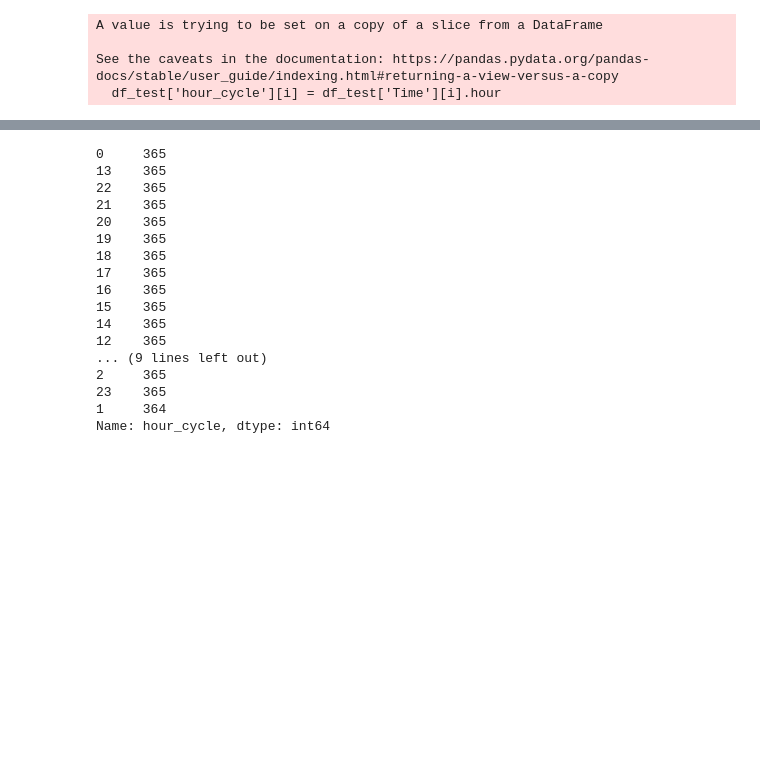
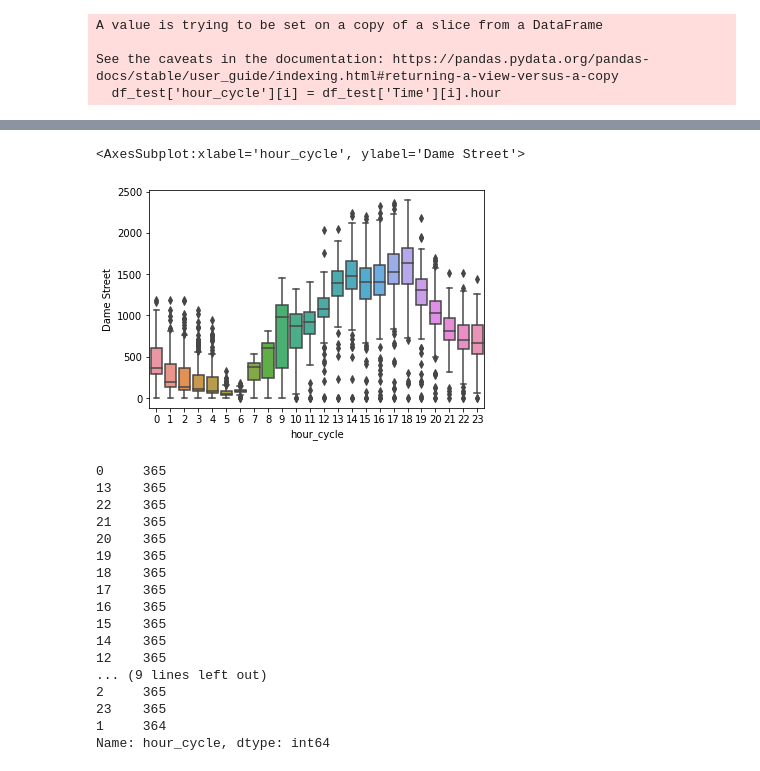
Before and after one commit to Pabaz22/slcities, a Jupyter notebook: notebooks/cleaning_ped_data_VL_19.ipynb, the cells around one changed output, grey strips where cells are left out. Drawn from its saved outputs; the diff is of its cells as text; code cells hidden in the pictures; blank space fills up the shorter version.

```diff
--- a/notebooks/cleaning_ped_data_VL_19.ipynb
+++ b/notebooks/cleaning_ped_data_VL_19.ipynb
@@ -206,2 +203,7 @@ df_test
+# %%
+sns.boxplot(x='hour_cycle', y='Dame Street', data=df_test)
+# %% [output]
+<AxesSubplot:xlabel='hour_cycle', ylabel='Dame Street'>
+[figure, added]
 # %%
 df_test['hour_cycle'].value_counts()
```
Also changed, not shown: parts of 38 cells of this notebook.
